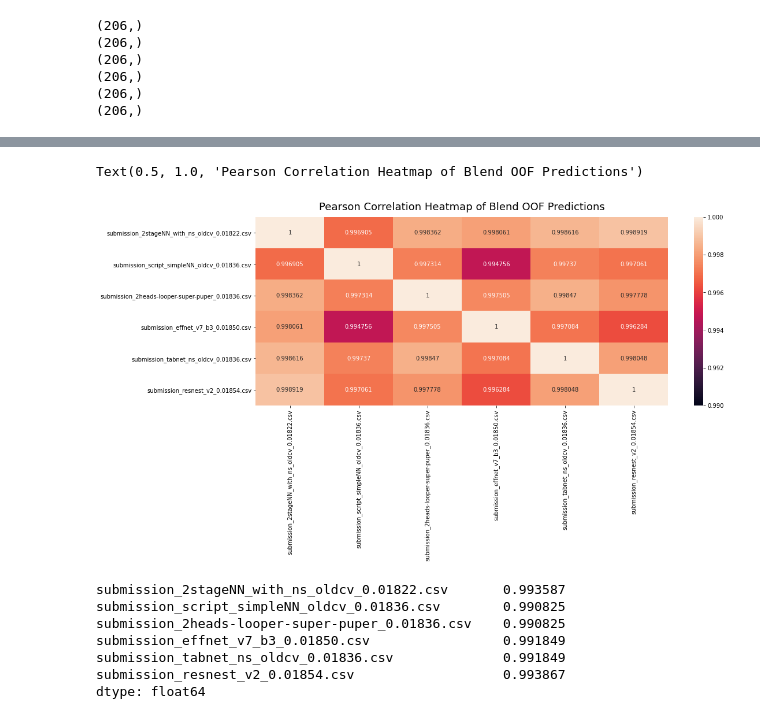
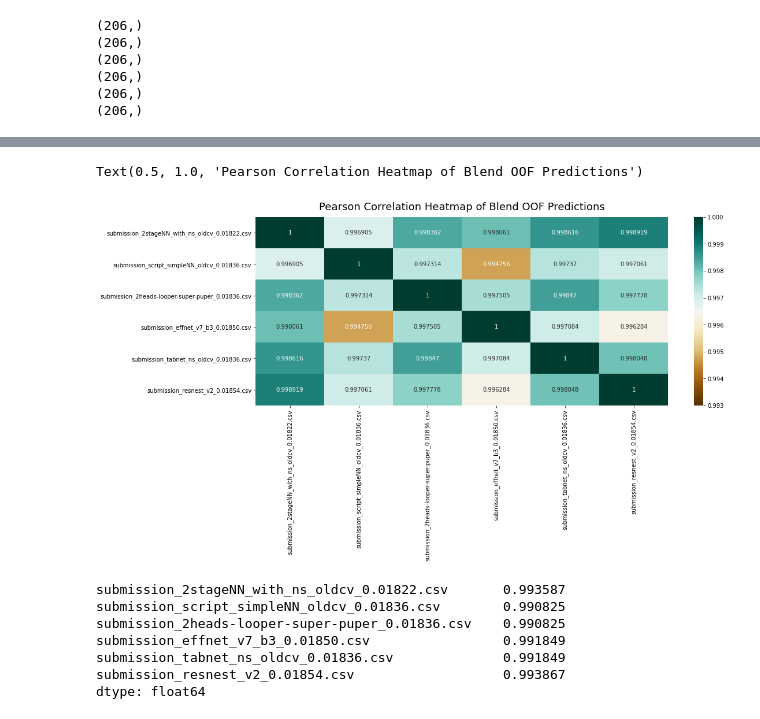
Before and after one commit to guitarmind/kaggle_moa_winner_hungry_for_gold, a Jupyter notebook: blends/blend_eda_v6.ipynb, the cells around one changed output, grey strips where cells are left out. Saved outputs shown, nothing was run; the diff lists cells and outputs as text; code cells hidden in the pictures.

Commit message:
Adding Correlation Heatmap for blend OOF.

```diff
--- a/blends/blend_eda_v6.ipynb
+++ b/blends/blend_eda_v6.ipynb
@@ -566,20 +566,21 @@ dtype: float64
 # %%
 plt.figure(figsize=(16, 6))
 heatmap = sns.heatmap(corr_df.corr(method='pearson'),
-                      vmin=0.99,
+                      vmin=0.993,
                       vmax=1,
                       fmt='.6g',
+                      cmap='BrBG',
                       annot=True)
                       # center=0.7)
                       # annot=True)
                       # cmap='jet')
                       # cmap='BrBG')
 heatmap.set_title('Pearson Correlation Heatmap of Blend OOF Predictions',
                   fontdict={'fontsize': 18},
                   pad=12)
 # %% [output]
 Text(0.5, 1.0, 'Pearson Correlation Heatmap of Blend OOF Predictions')
-[figure, old version]
+[figure, new version]
 # %%
 print(np.min(corr_df.corr(method='spearman')))
 corr_df.corr(method='spearman')
```
Also changed, not shown: parts of 2 cells of this notebook.
